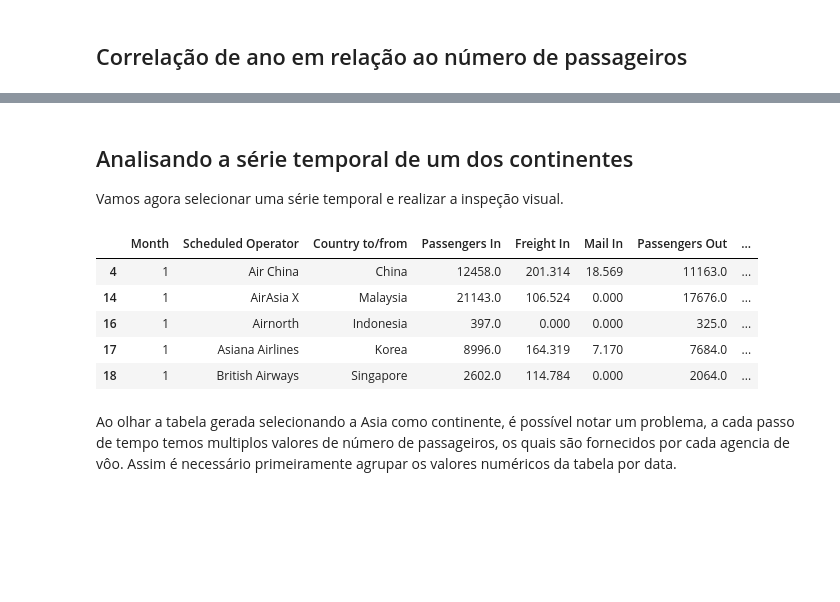
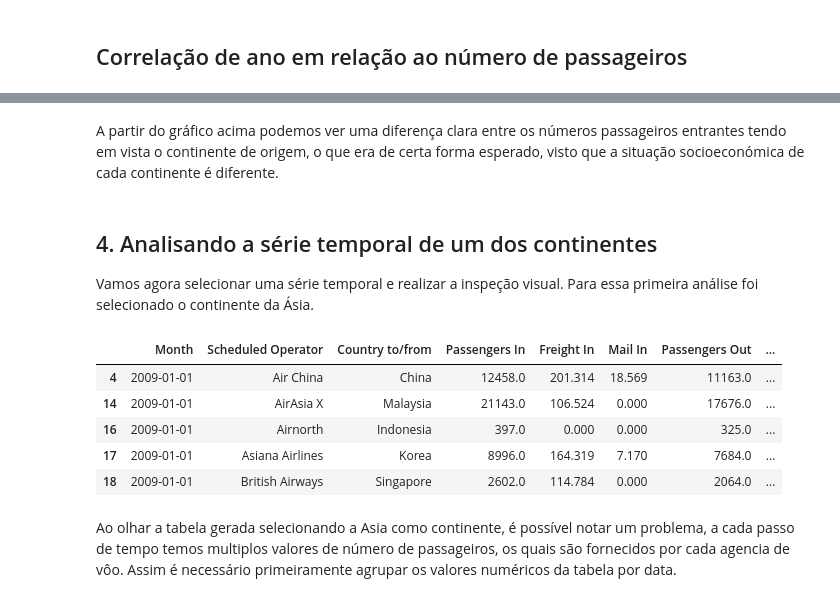
Before and after one commit to rodgdutra/Case-Australian-passengers-time-series, a Jupyter notebook: case_time_series_pred.ipynb, the cells around one changed output, grey strips where cells are left out. Saved outputs shown, nothing was run; the diff lists cells and outputs as text; code cells hidden in the pictures; blank space fills up the shorter version.

```diff
--- a/case_time_series_pred.ipynb
+++ b/case_time_series_pred.ipynb
@@ -87,7 +168,6 @@ unique_countries = list(dataset['Country to/from'].unique())
 
 for country in unique_countries:
    dataset.loc[dataset['Country to/from'] == country] =  dataset.loc[dataset['Country to/from'] == country].bfill()
-   dataset.loc[dataset['Country to/from'] == country] =  dataset.loc[dataset['Country to/from'] == country].ffill()
 # %% [markdown]
 Agora vamos checar se ainda há valores faltantes
 # %%
@@ -195,8 +299,6 @@ for country in list(country_error_map.keys()):
 Vamos agora inserir a noção de semestre no dataframe e verificar a média para cada semestre, para verificar se existe uma diferença na média do número de passageiros de acordo com o semestre
 # %%
 dataset['year']    = dataset['date'].dt.year
-dataset['Month']   = dataset['date'].dt.month
-dataset['day']     = dataset['date'].dt.dayofyear
 dataset['quarter'] = dataset['date'].dt.quarter
 # %% [markdown]
 ## Verificando a relação de semestre e número de passageiros
@@ -227,17 +335,19 @@ Analisando-se o gráfico acima é possível notar a influencia clara da pandemia
+# %% [markdown]
+A partir do gráfico acima podemos ver uma diferença clara entre os números passageiros entrantes tendo em vista o continente de origem, o que era de certa forma esperado, visto que a situação socioeconómica de cada continente é diferente.
 # %% [markdown]
-## Analisando a série temporal de um dos continentes
-Vamos agora selecionar uma série temporal e realizar a inspeção visual.
+## 4. Analisando a série temporal de um dos continentes <a name=serie></a>
+Vamos agora selecionar uma série temporal e realizar a inspeção visual. Para essa primeira análise foi selecionado o continente da Ásia.
 # %%
-item_train_set = dataset[(dataset['Continent'] == 'Asia')]
+asia_series = dataset[(dataset['Continent'] == 'Asia')]
 # %%
-item_train_set.head()
+asia_series.head()
 # %% [output]
 |  | Month | Scheduled Operator | Country to/from | Passengers In | Freight In | Mail In | Passengers Out | ... |
-| 4 | 1 | Air China | China | 12458.0 | 201.314 | 18.569 | 11163.0 | ... |
-| 14 | 1 | AirAsia X | Malaysia | 21143.0 | 106.524 | 0.000 | 17676.0 | ... |
-| 16 | 1 | Airnorth | Indonesia | 397.0 | 0.000 | 0.000 | 325.0 | ... |
-| 17 | 1 | Asiana Airlines | Korea | 8996.0 | 164.319 | 7.170 | 7684.0 | ... |
-| 18 | 1 | British Airways | Singapore | 2602.0 | 114.784 | 0.000 | 2064.0 | ... |
+| 4 | 2009-01-01 | Air China | China | 12458.0 | 201.314 | 18.569 | 11163.0 | ... |
+| 14 | 2009-01-01 | AirAsia X | Malaysia | 21143.0 | 106.524 | 0.000 | 17676.0 | ... |
+| 16 | 2009-01-01 | Airnorth | Indonesia | 397.0 | 0.000 | 0.000 | 325.0 | ... |
+| 17 | 2009-01-01 | Asiana Airlines | Korea | 8996.0 | 164.319 | 7.170 | 7684.0 | ... |
+| 18 | 2009-01-01 | British Airways | Singapore | 2602.0 | 114.784 | 0.000 | 2064.0 | ... |
 # %% [markdown]
 Ao olhar a tabela gerada selecionando a Asia como continente, é possível notar um problema, a cada passo de tempo temos multiplos valores de número de passageiros, os quais são fornecidos por cada agencia de vôo. Assim é necessário primeiramente agrupar os valores numéricos da tabela por data.
 # %%
```
Also changed, not shown: parts of 35 cells of this notebook.
